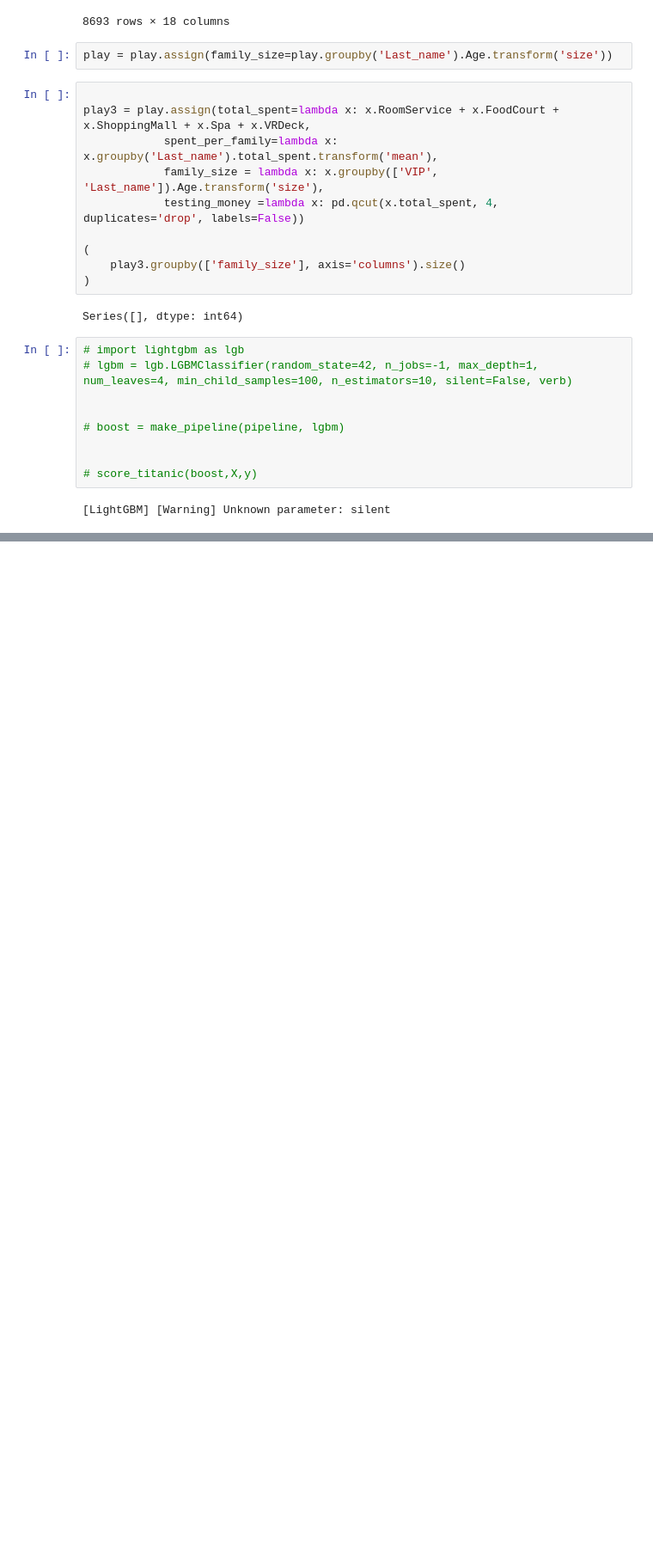
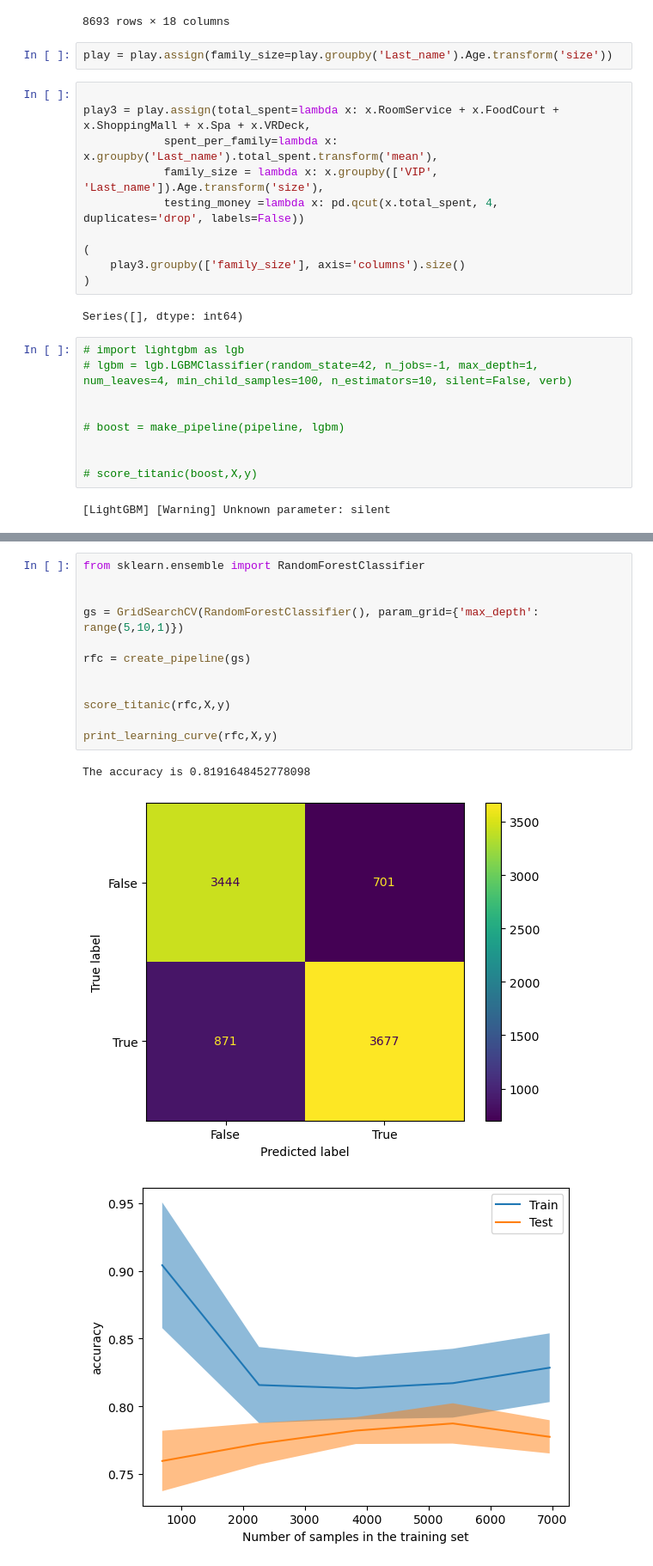
Before and after one commit to ajn123/Machine-Learning, a Jupyter notebook: spaceship_titanic.ipynb, the cells around one changed output, grey strips where cells are left out. Shown: that part at 86% size. Cells and saved outputs as stored; diff of their text form; blank space fills up the shorter version.

Commit message:
improved titanic

```diff
--- a/spaceship_titanic.ipynb
+++ b/spaceship_titanic.ipynb
@@ -475,0 +558,16 @@ Series([], dtype: int64)
+# %%
+from sklearn.ensemble import RandomForestClassifier
+
+
+gs = GridSearchCV(RandomForestClassifier(), param_grid={'max_depth': range(5,10,1)})
+
+rfc = create_pipeline(gs)
+
+
+score_titanic(rfc,X,y)
+
+print_learning_curve(rfc,X,y)
+# %% [output]
+The accuracy is 0.8191648452778098
+[figure, added]
+[figure, added]
```
Also changed, not shown: parts of 12 cells of this notebook, 6 other files.
